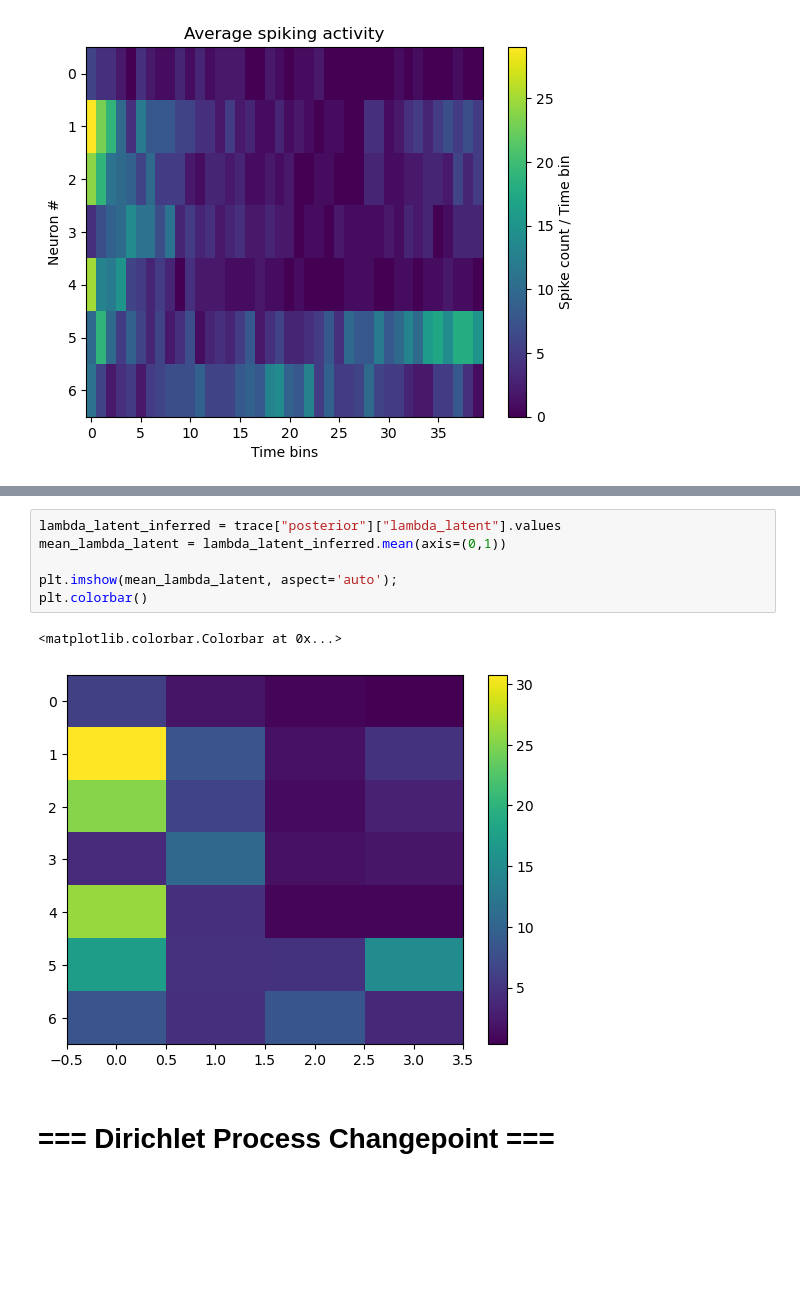
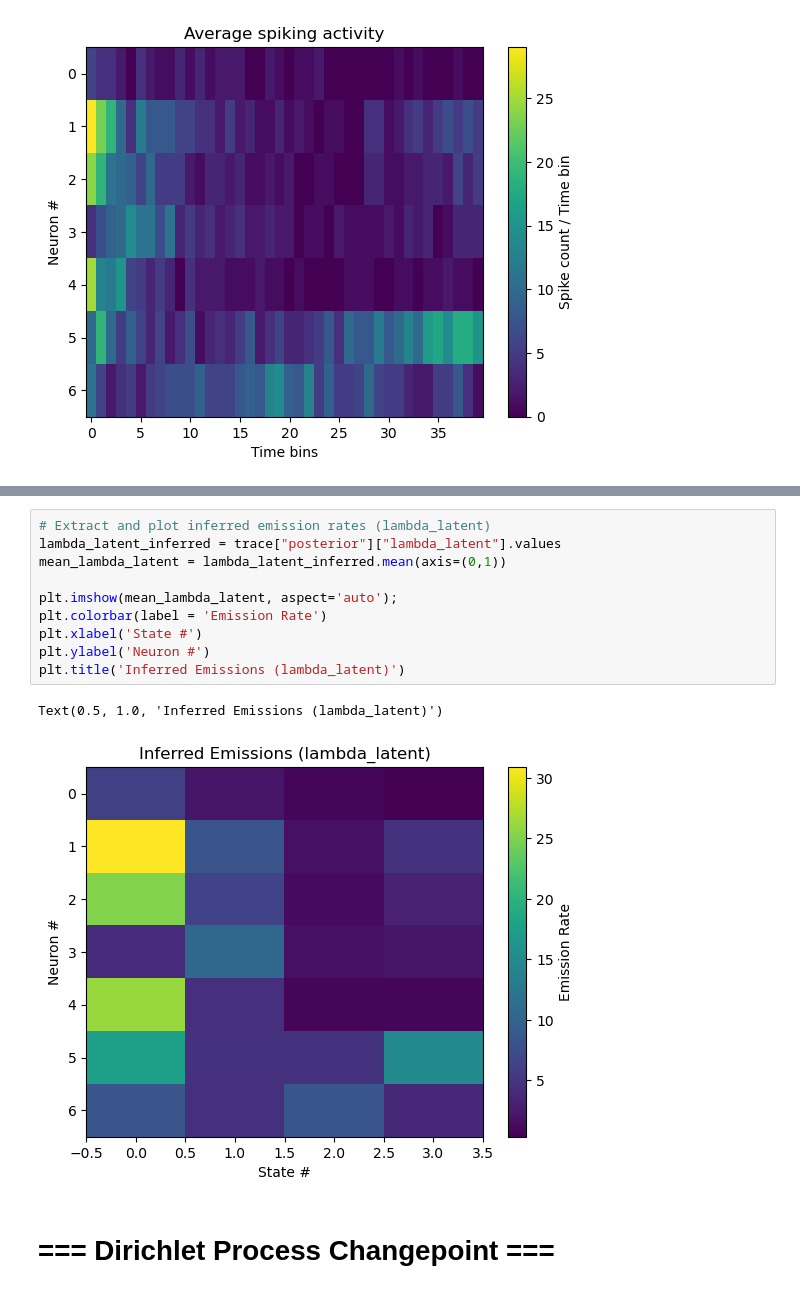
Before and after one commit to abuzarmahmood/pymcon_bayesian_changepoint, a Jupyter notebook: Bayesian_Changepoint_Zoo_neural_data.ipynb, the cells around one changed output, grey strips where cells are left out. Drawn from its saved outputs; the diff is of its cells as text; blank space fills up the shorter version.

```diff
--- a/Bayesian_Changepoint_Zoo_neural_data.ipynb
+++ b/Bayesian_Changepoint_Zoo_neural_data.ipynb
@@ -273,11 +314,15 @@ Sampling: [obs]
 # %%
+# Extract and plot inferred emission rates (lambda_latent)
 lambda_latent_inferred = trace["posterior"]["lambda_latent"].values
 mean_lambda_latent = lambda_latent_inferred.mean(axis=(0,1))
 
 plt.imshow(mean_lambda_latent, aspect='auto');
-plt.colorbar()
+plt.colorbar(label = 'Emission Rate')
+plt.xlabel('State #')
+plt.ylabel('Neuron #')
+plt.title('Inferred Emissions (lambda_latent)')
 # %% [output]
-<matplotlib.colorbar.Colorbar at 0x...>
+Text(0.5, 1.0, 'Inferred Emissions (lambda_latent)')
-[figure, old version]
+[figure, new version]
 # %% [markdown]
 # === Dirichlet Process Changepoint ===
```
Also changed, not shown: parts of 57 cells of this notebook, 1 other file.
